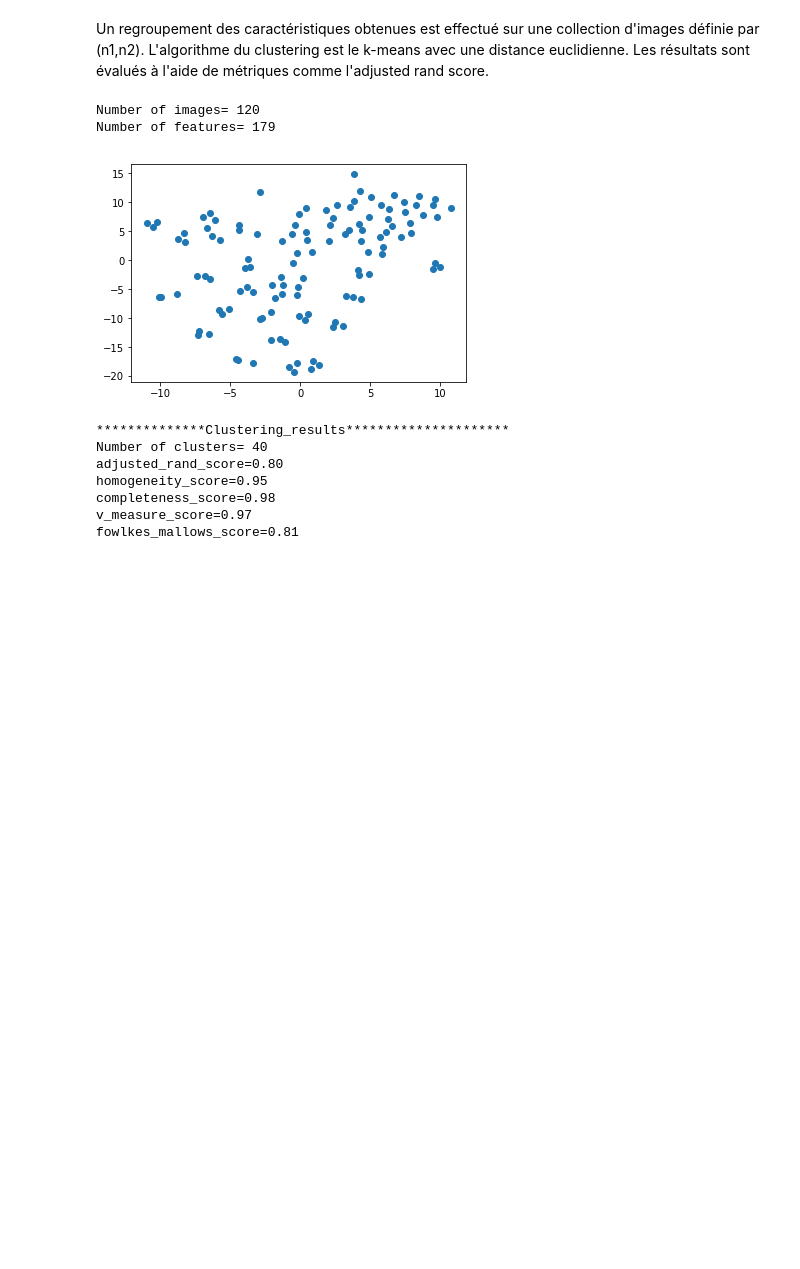
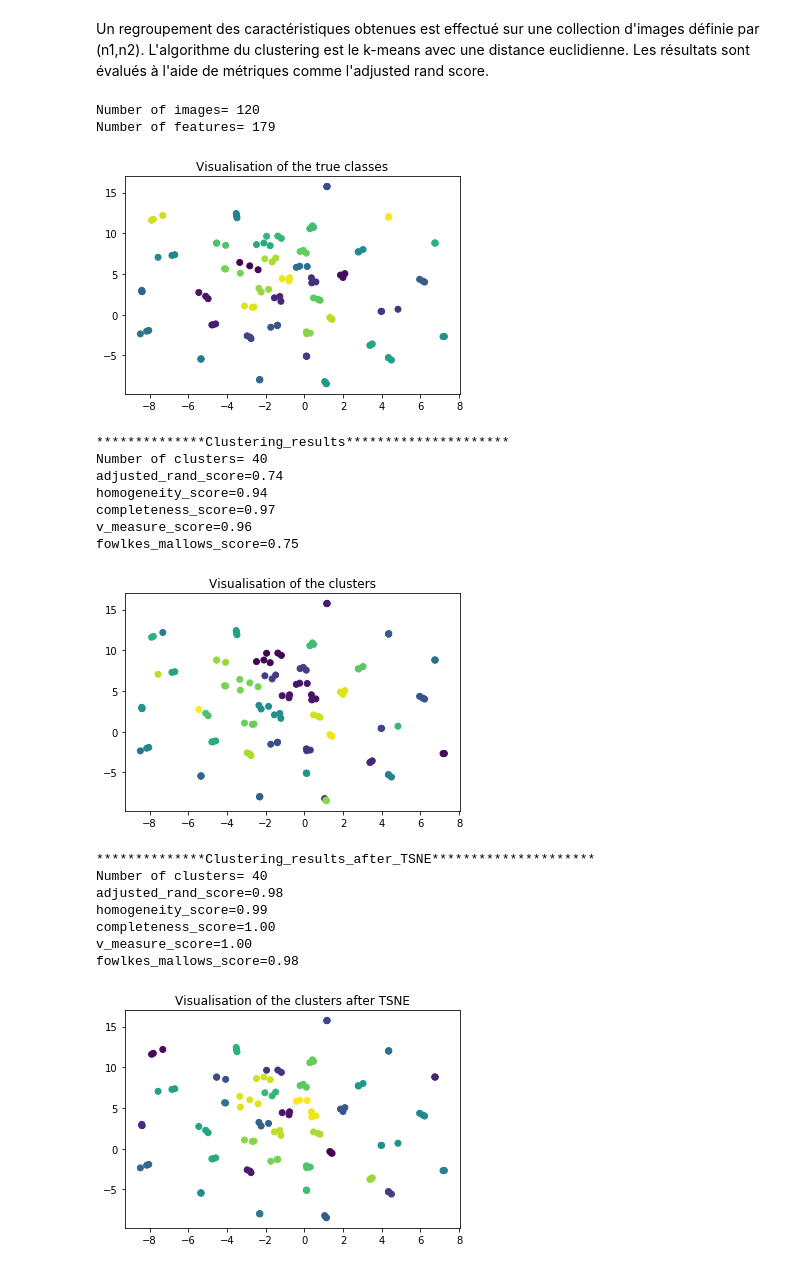
Before and after one commit to FirasAzzouz/Projet-S8, a Jupyter notebook: Clustering_et_résultats.ipynb, the cells around one changed output. Cells and saved outputs as stored; diff of their text form; code cells hidden in the pictures; blank space fills up the shorter version.

```diff
--- a/Clustering_et_résultats.ipynb
+++ b/Clustering_et_résultats.ipynb
@@ -6,13 +6,16 @@ Les résultats sont évalués à l'aide de métriques comme l'adjusted rand scor
 import numpy as np
 import matplotlib.pyplot as plt
 from sklearn import metrics
+from sklearn.preprocessing import StandardScaler
+from sklearn.manifold import TSNE
+
 from Image_reading import read_image
 from Color_descriptors import *
 from Shape_descriptors import fft_shape
 from Texture_descriptors import lbp
 
 from Clustering import clustering_kmeans
-from sklearn.manifold import TSNE
+
 
 
 
@@ -61,41 +64,82 @@ if __name__ == '__main__':
 
             X_all[3*i+j]=np.concatenate(X_all[3*i+j])
 
     X_all=np.array(X_all).astype(float)
     print("Number of images= "+ str(X_all.shape[0]))
     print("Number of features= "+ str(X_all.shape[1]))
     print("\n")
 
 
-    # ********************Visualisation************************
-    X_embedded = TSNE(n_components=2).fit_transform(X_all)
+    # ************Visualisation_before_clustering******************
 
-    plt.scatter(X_embedded[:,0],X_embedded[:,1])
+    X_norm = StandardScaler().fit_transform(X_all)
+    X_embedded = TSNE(n_components=2).fit_transform(X_norm)
+
+    plt.figure()
+    plt.scatter(X_embedded[:,0],X_embedded[:,1],c=classes_true)
+    plt.title("Visualisation of the true classes")
     plt.show()
 
 
 
     # ********************Clustering************************
     classes=clustering_kmeans(X_all,n_clusters_)
 
 
     print("**************Clustering_results*********************")
     print("Number of clusters= "+str(max(classes)+1))
     print('adjusted_rand_score=%0.2f' % metrics.adjusted_rand_score(classes_true,classes))
     # print('normalized_mutual_info_score=%0.2f' % metrics.normalized_mutual_info_score(classes_true,classes))
     print('homogeneity_score=%0.2f' % metrics.homogeneity_score(classes_true,classes))
     print('completeness_score=%0.2f' % metrics.completeness_score(classes_true,classes))
     print('v_measure_score=%0.2f' % metrics.v_measure_score(classes_true,classes))
     print('fowlkes_mallows_score=%0.2f' % metrics.fowlkes_mallows_score(classes_true,classes))
     print("\n")
+
+    # ************Visualisation_after_clustering******************
+    plt.figure()
+    plt.scatter(X_embedded[:,0],X_embedded[:,1],c=classes)
+    plt.title("Visualisation of the clusters")
+    plt.show()
+
+
+
+    # ********************Clustering_after_TSNE************************
+    classes_embedded=clustering_kmeans(X_embedded,n_clusters_)
+
+
+    print("**************Clustering_results_after_TSNE*********************")
+    print("Number of clusters= "+str(max(classes_embedded)+1))
+    print('adjusted_rand_score=%0.2f' % metrics.adjusted_rand_score(classes_true,classes_embedded))
+    # print('normalized_mutual_info_score=%0.2f' % metrics.normalized_mutual_info_score(classes_true,classes_embedded))
+    print('homogeneity_score=%0.2f' % metrics.homogeneity_score(classes_true,classes_embedded))
+    print('completeness_score=%0.2f' % metrics.completeness_score(classes_true,classes_embedded))
+    print('v_measure_score=%0.2f' % metrics.v_measure_score(classes_true,classes_embedded))
+    print('fowlkes_mallows_score=%0.2f' % metrics.fowlkes_mallows_score(classes_true,classes_embedded))
+    print("\n")
+
+    # ************Visualisation_after_TSNE******************
+    plt.figure()
+    plt.scatter(X_embedded[:,0],X_embedded[:,1],c=classes_embedded)
+    plt.title("Visualisation of the clusters after TSNE")
+    plt.show()
 # %% [output]
 Number of images= 120
 Number of features= 179
-[figure, old version]
+[figure, new version]
 **************Clustering_results*********************
 Number of clusters= 40
-adjusted_rand_score=0.80
-homogeneity_score=0.95
-completeness_score=0.98
-v_measure_score=0.97
-fowlkes_mallows_score=0.81
+adjusted_rand_score=0.74
+homogeneity_score=0.94
+completeness_score=0.97
+v_measure_score=0.96
+fowlkes_mallows_score=0.75
+[figure, added]
+**************Clustering_results_after_TSNE*********************
+Number of clusters= 40
+adjusted_rand_score=0.98
+homogeneity_score=0.99
+completeness_score=1.00
+v_measure_score=1.00
+fowlkes_mallows_score=0.98
+[figure, added]
```
